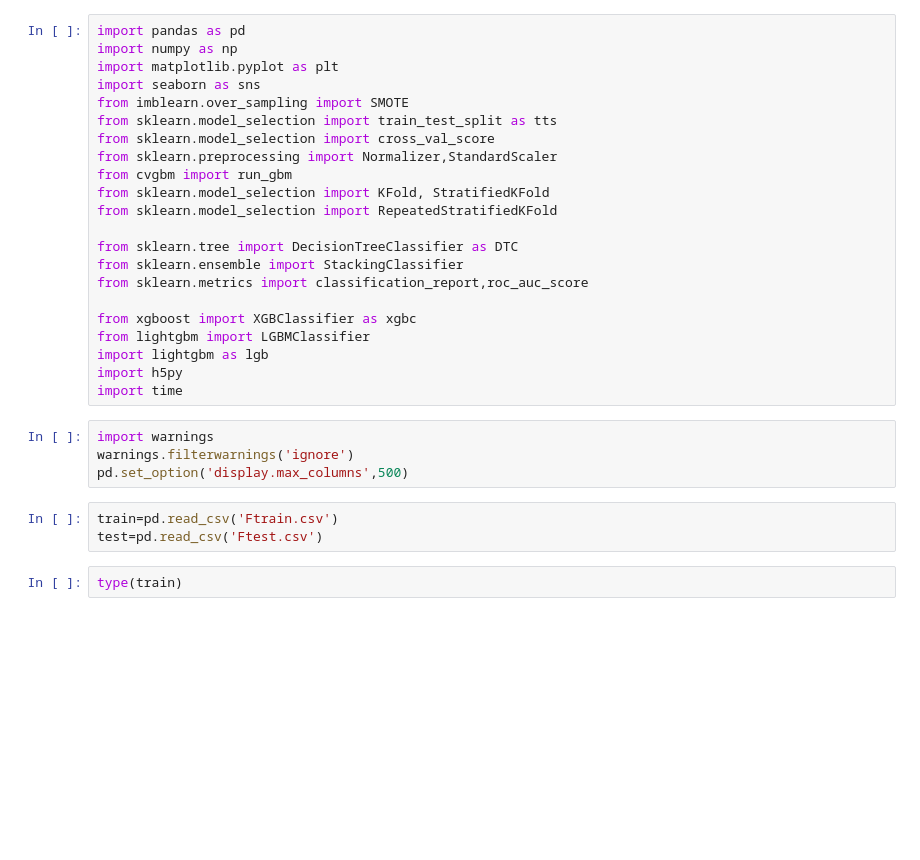
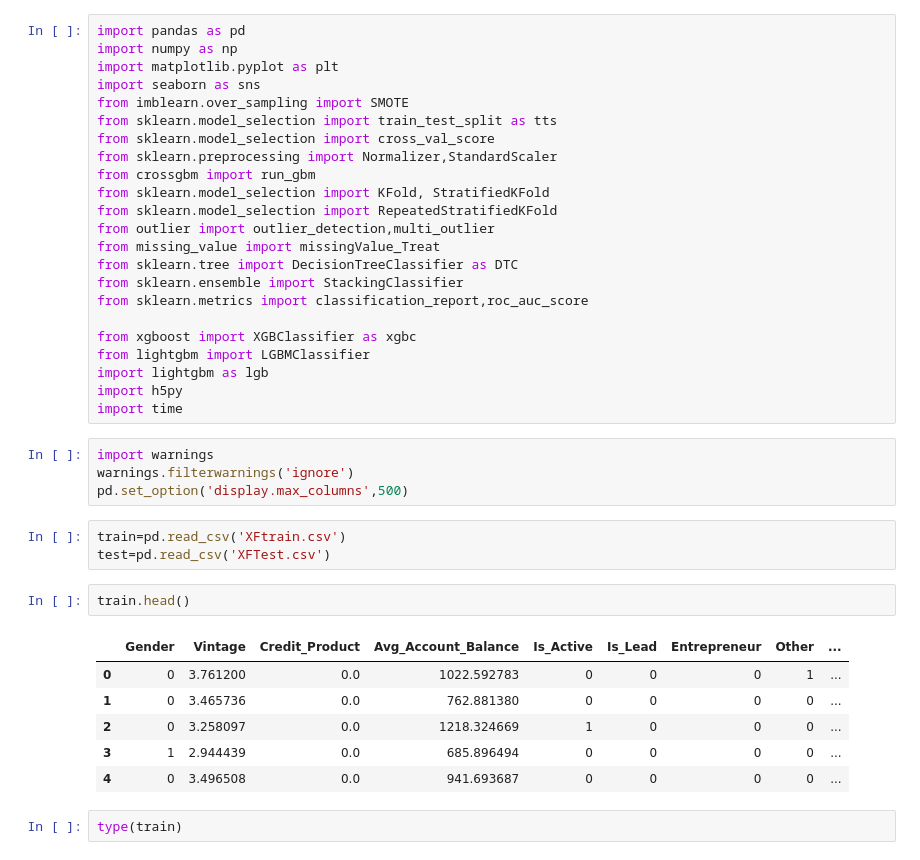
Before and after one commit to himanshubirla/JobaThon-Credit-Card, a Jupyter notebook: Scripts/Jobathon-Model.ipynb, the cells around one changed output. Drawn from its saved outputs; the diff is of its cells as text; blank space fills up the shorter version.

```diff
--- a/Scripts/Jobathon-Model.ipynb
+++ b/Scripts/Jobathon-Model.ipynb
@@ -7,10 +7,11 @@ from imblearn.over_sampling import SMOTE
 from sklearn.model_selection import train_test_split as tts
 from sklearn.model_selection import cross_val_score
 from sklearn.preprocessing import Normalizer,StandardScaler
-from cvgbm import run_gbm
+from crossgbm import run_gbm
 from sklearn.model_selection import KFold, StratifiedKFold
 from sklearn.model_selection import RepeatedStratifiedKFold
-
+from outlier import outlier_detection,multi_outlier
+from missing_value import missingValue_Treat
 from sklearn.tree import DecisionTreeClassifier as DTC
 from sklearn.ensemble import StackingClassifier
 from sklearn.metrics import classification_report,roc_auc_score
@@ -25,8 +26,17 @@ import warnings
 warnings.filterwarnings('ignore')
 pd.set_option('display.max_columns',500)
 # %%
-train=pd.read_csv('Ftrain.csv')
-test=pd.read_csv('Ftest.csv')
+train=pd.read_csv('XFtrain.csv')
+test=pd.read_csv('XFTest.csv')
+# %%
+train.head()
+# %% [output]
+|  | Gender | Vintage | Credit_Product | Avg_Account_Balance | Is_Active | Is_Lead | Entrepreneur | Other | ... |
+| 0 | 0 | 3.761200 | 0.0 | 1022.592783 | 0 | 0 | 0 | 1 | ... |
+| 1 | 0 | 3.465736 | 0.0 | 762.881380 | 0 | 0 | 0 | 0 | ... |
+| 2 | 0 | 3.258097 | 0.0 | 1218.324669 | 1 | 0 | 0 | 0 | ... |
+| 3 | 1 | 2.944439 | 0.0 | 685.896494 | 0 | 0 | 0 | 0 | ... |
+| 4 | 0 | 3.496508 | 0.0 | 941.693687 | 0 | 0 | 0 | 0 | ... |
 # %%
 type(train)
 # %% [output]
```
Also changed, not shown: parts of 10 cells of this notebook, 8 other files.
